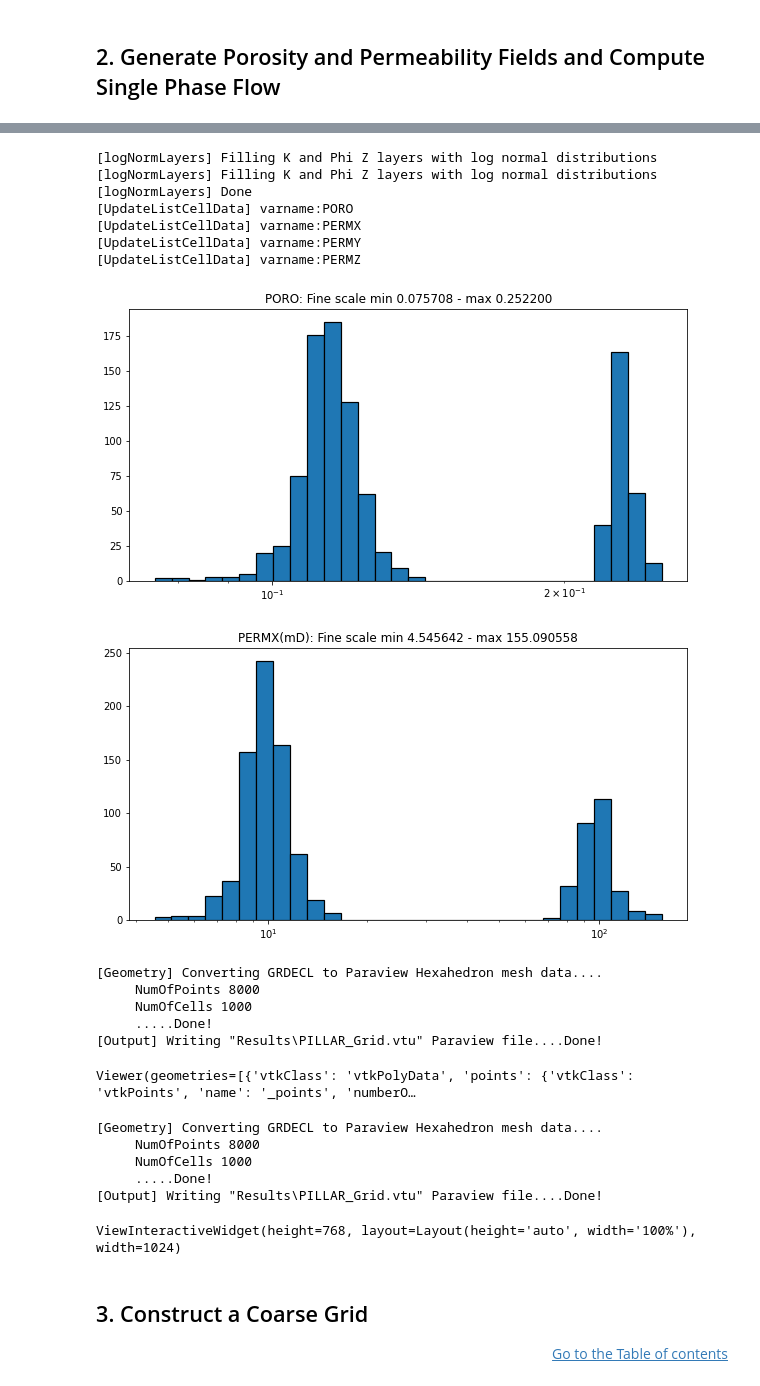
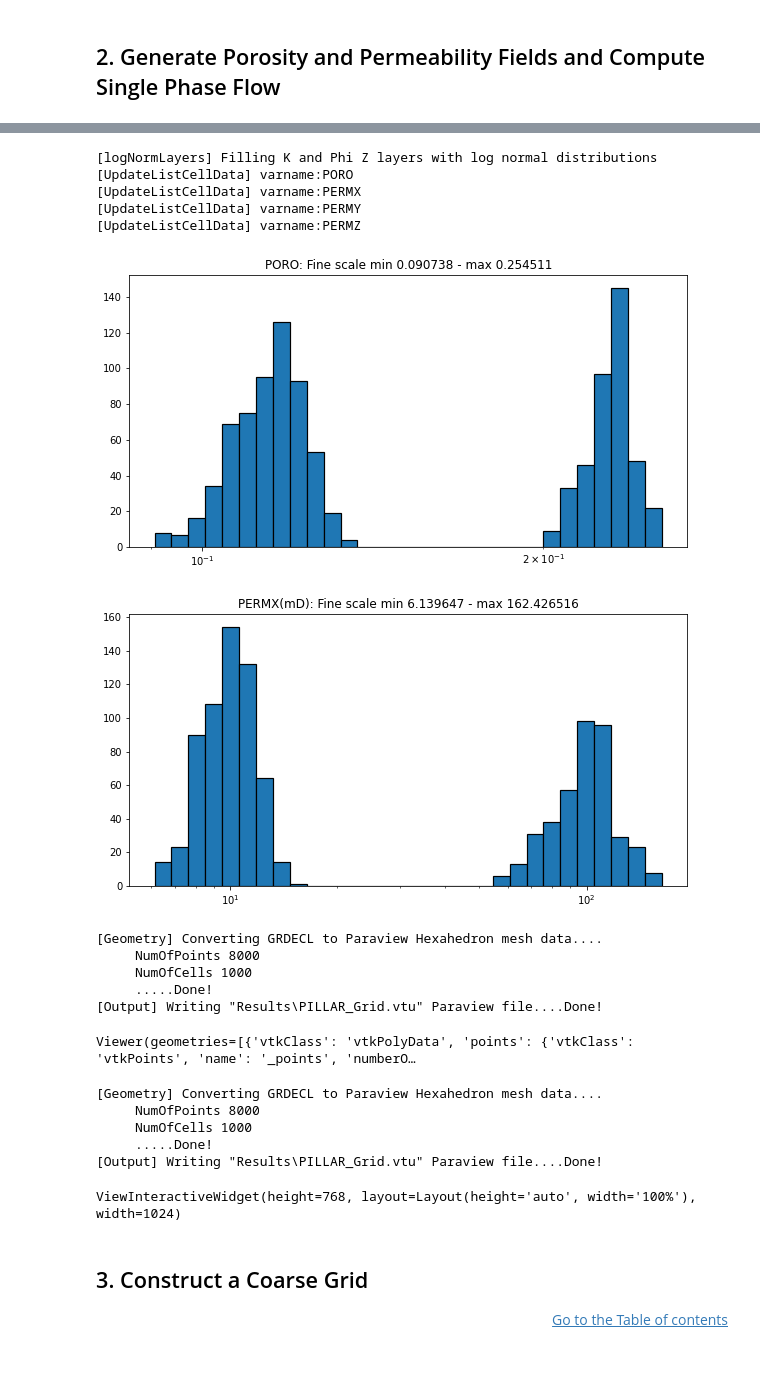
Before and after one commit to BinWang0213/PyGRDECL, a Jupyter notebook: Upscaling_Simplecrdecl.ipynb, the cells around one changed output, grey strips where cells are left out. Cells and saved outputs as stored; diff of their text form; code cells hidden in the pictures.

```diff
--- a/Upscaling_Simplecrdecl.ipynb
+++ b/Upscaling_Simplecrdecl.ipynb
@@ -139,35 +167,39 @@ Viewer(geometries=[{'vtkClass': 'vtkPolyData', 'points': {'vtkClass': 'vtkPoints
 <p style="text-align:right;"><a href='#Upscaling-Fine-Scale-Porous-Media-Grids-for-Porous-Flow-Simulation'>Go to the Table of contents</a></p>
 </details>
 # %%
-# 2.1 Create random perm field with normal distribution (in mD) for each layer
-K_LayerPerm=[100,10]*2
-# K,phi=logNormLayers(gridDims,K_LayerPerm,poro_const=0.05)
+# 2.1 Set list of vertical permeability values
+K_LayerPerm=[100,10]*2 # produces layers: [100,10,100,10] (mD)
+
+# 2.2 Fill grid with permeability from the previous list
+# Choose one of the 3 possibilities
+K,phi=logNormLayers(gridDims,K_LayerPerm,poro_const=0.05)
 # K,phi=logNormLayers_basc(gridDims,K_LayerPerm,poro_const=0.05)
-K,phi=logNormLayers_mixed_basc_horiz(gridDims,K_LayerPerm,poro_const=0.05,Zcut_ratio=0.25)
+# K,phi=logNormLayers_mixed_basc_horiz(gridDims,K_LayerPerm,poro_const=0.05,Zcut_ratio=0.25)
 
-# 2.2 Update porosity/permeability fields
+# 2.3 Update porosity/permeability diagonal components with generated grid values
+# We use transversaly isotropic values with K_V=K_H/100
 Update_fields=["PORO","PERMX","PERMY","PERMZ"]
-Update_values=[ phi  , K     , K     , 0.1*K ]
+Update_values=[ phi  , K     , K     , 0.01*K ]
 Model.UpdateListCellData(var_list=Update_fields,array_list=Update_values)
 
-# 2.3 Visualize Fine scale histogram
+# 2.4 Visualize Fine scale histograms
 for scalar in ["PORO","PERMX"]:
     Model.GRDECL_Data.Plot_hist(scalar,text="Fine scale")
 
-# 2.3 Compute TPFA (block centered) Pressure values
+# 2.5 Compute TPFA Pressure values
 Model.compute_TPFA_Pressure(Press_inj=1,direction="ijk",Fault_opt=opt)
+
+# 2.6 Visualize P and V
 Model.plot_scalar("PERMX",ITK=True).show()
 pl=Model.plot_streamlines(notebook=True, scalar="PERMXLOG10").show()
 # %% [output]
 [logNormLayers] Filling K and Phi Z layers with log normal distributions
-[logNormLayers] Filling K and Phi Z layers with log normal distributions
-[logNormLayers] Done
 [UpdateListCellData] varname:PORO
 [UpdateListCellData] varname:PERMX
 [UpdateListCellData] varname:PERMY
 [UpdateListCellData] varname:PERMZ
-[figure, old version]
+[figure, new version]
-[figure, old version]
+[figure, new version]
 [Geometry] Converting GRDECL to Paraview Hexahedron mesh data....
      NumOfPoints 8000
      NumOfCells 1000
```
Also changed, not shown: parts of 6 cells of this notebook, 3 other files.
